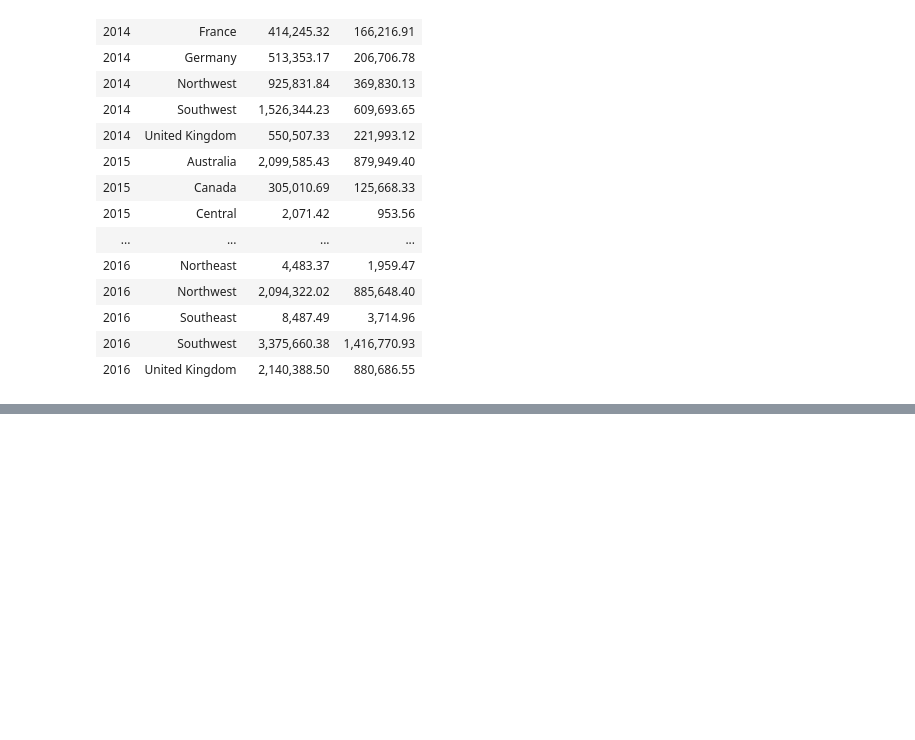
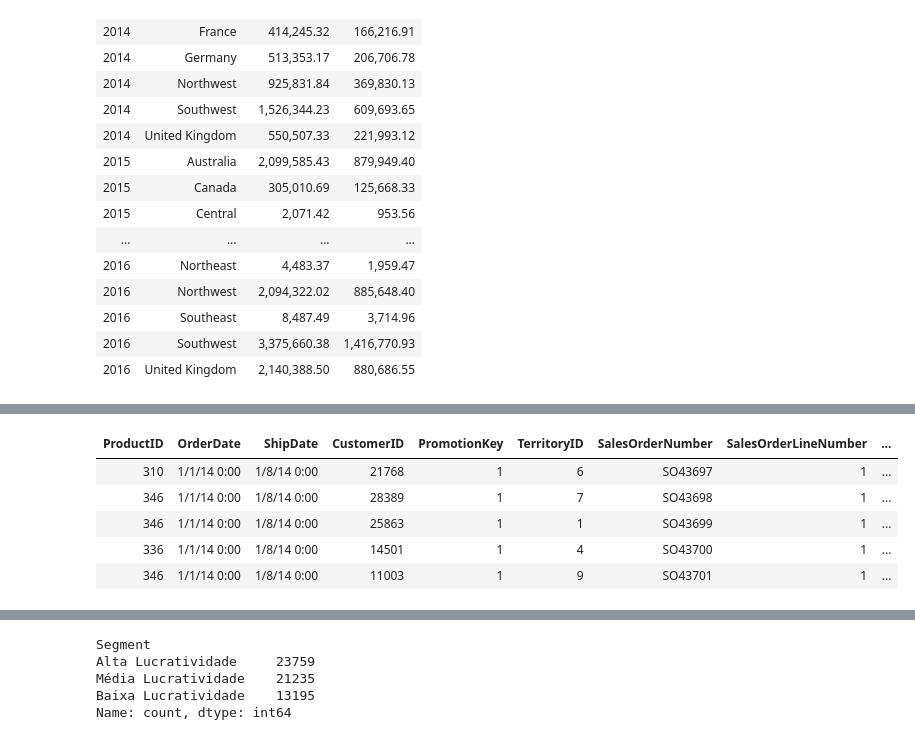
Before and after one commit to Erick-Bryan-Cubas/teste-candidatura-cilia-tecnologia, a Jupyter notebook: src/analysis-dataset-1.ipynb, the cells around one changed output, grey strips where cells are left out. Saved outputs shown, nothing was run; the diff lists cells and outputs as text; code cells hidden in the pictures; blank space fills up the shorter version.

```diff
--- a/src/analysis-dataset-1.ipynb
+++ b/src/analysis-dataset-1.ipynb
@@ -797,0 +834,40 @@ The `ci` parameter is deprecated. Use `errorbar=None` for the same effect.
+# %%
+import pandas as pd
+import numpy as np
+from IPython.display import display, HTML
+
+# Carregar os dados novamente se necessário
+sales_df = sales
+
+# Garantir que SalesAmount e TotalProductCost são numéricos
+sales_df['SalesAmount'] = pd.to_numeric(sales_df['SalesAmount'], errors='coerce')
+sales_df['TotalProductCost'] = pd.to_numeric(sales_df['TotalProductCost'], errors='coerce')
+
+# Calcular lucro por linha
+sales_df['Profit'] = sales_df['SalesAmount'] - sales_df['TotalProductCost']
+
+# Calcular lucro total por cliente
+profit_by_customer = sales_df.groupby('CustomerID')['Profit'].sum().reset_index()
+
+# Classificar clientes em segmentos de alta, média e baixa lucratividade
+profit_by_customer['Segment'] = pd.qcut(profit_by_customer['Profit'],
+                                        q=3,
+                                        labels=['Baixa Lucratividade', 'Média Lucratividade', 'Alta Lucratividade'])
+
+# Mapear a classificação de volta para a tabela Sales
+sales_df = sales_df.merge(profit_by_customer[['CustomerID', 'Segment']], on='CustomerID', how='left')
+
+# Verificar as primeiras e últimas entradas da tabela Sales com a nova coluna de classificação
+display(HTML(sales_df.head().to_html(index=False)))
+display(HTML(sales_df.tail().to_html(index=False)))
+
+# Exibir a distribuição dos segmentos
+segment_distribution = sales_df['Segment'].value_counts()
+print(segment_distribution)
+# %% [output]
+| ProductID | OrderDate | ShipDate | CustomerID | PromotionKey | TerritoryID | SalesOrderNumber | SalesOrderLineNumber | ... |
+| 310 | 1/1/14 0:00 | 1/8/14 0:00 | 21768 | 1 | 6 | SO43697 | 1 | ... |
+| 346 | 1/1/14 0:00 | 1/8/14 0:00 | 28389 | 1 | 7 | SO43698 | 1 | ... |
+| 346 | 1/1/14 0:00 | 1/8/14 0:00 | 25863 | 1 | 1 | SO43699 | 1 | ... |
+| 336 | 1/1/14 0:00 | 1/8/14 0:00 | 14501 | 1 | 4 | SO43700 | 1 | ... |
+| 346 | 1/1/14 0:00 | 1/8/14 0:00 | 11003 | 1 | 9 | SO43701 | 1 | ... |
@@ -797,0 +880,5 @@ The `ci` parameter is deprecated. Use `errorbar=None` for the same effect.
+Segment
+Alta Lucratividade     23759
+Média Lucratividade    21235
+Baixa Lucratividade    13195
+Name: count, dtype: int64
```
Also changed, not shown: parts of 7 cells of this notebook, 1 other file.
